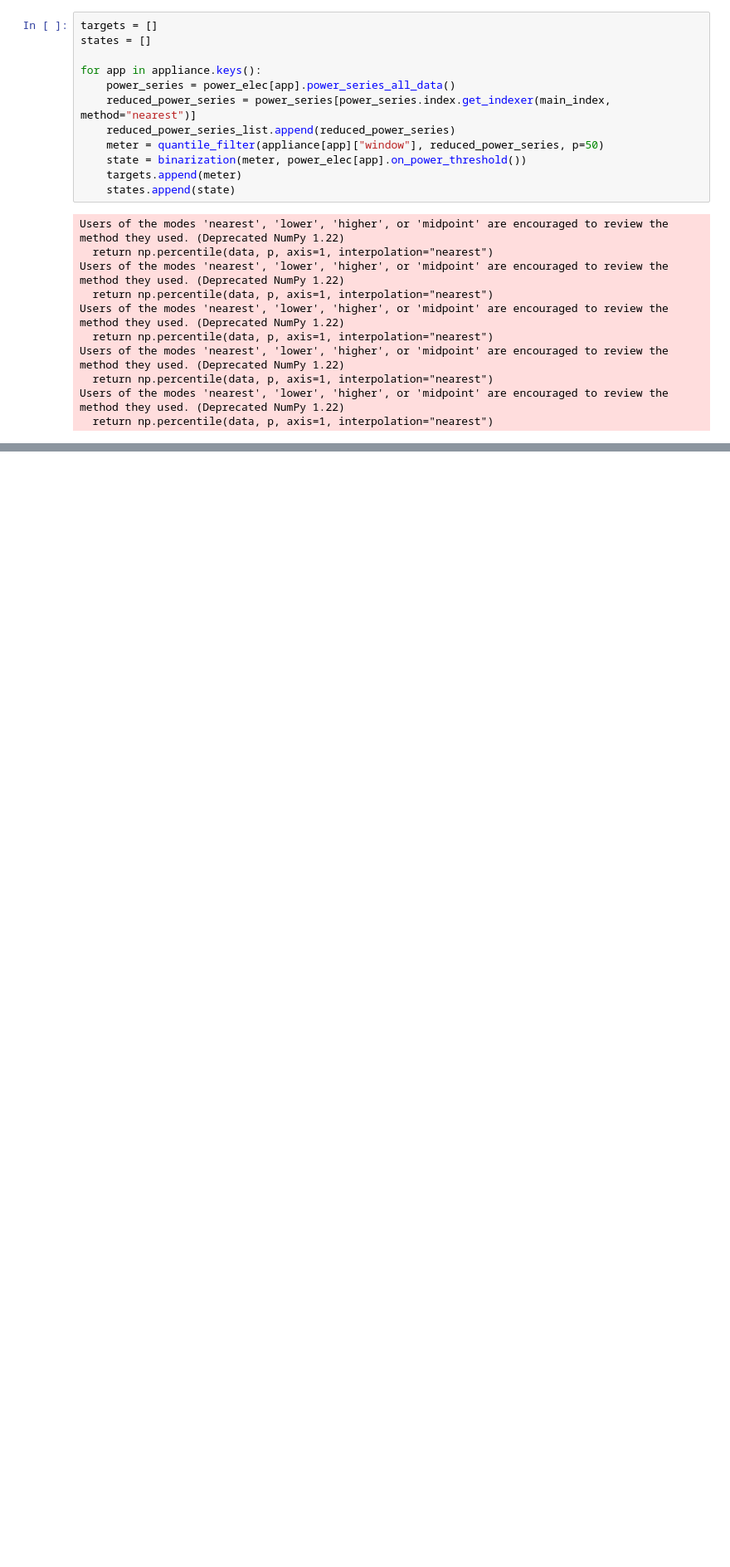
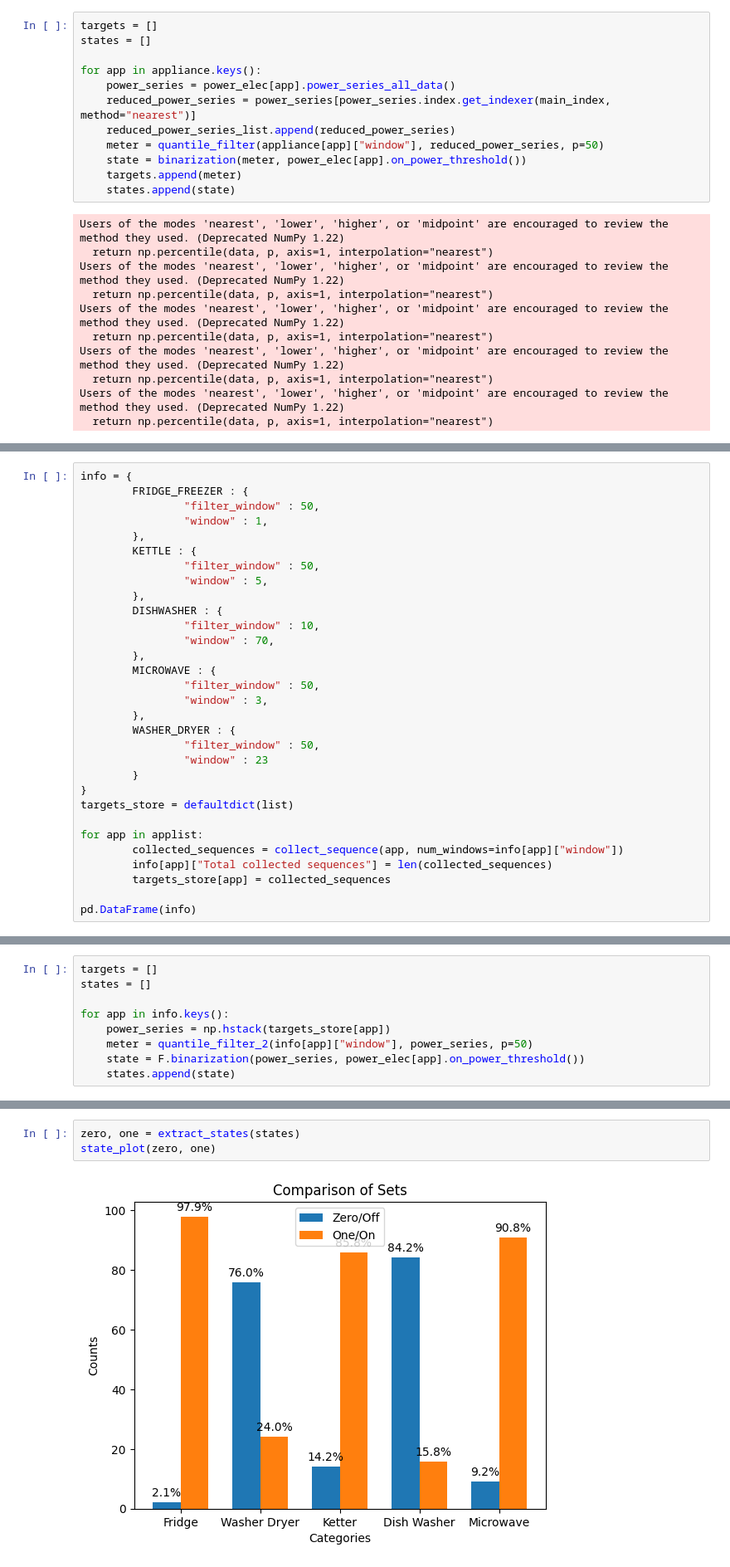
Before and after one commit to MarielTinaco/nilm-tools, a Jupyter notebook: notebooks/UKDALE_Statistical_Analysis.ipynb, the cells around one changed output, grey strips where cells are left out. Shown: that part at 83% size. Saved outputs shown, nothing was run; the diff lists cells and outputs as text; blank space fills up the shorter version.

```diff
--- a/notebooks/UKDALE_Statistical_Analysis.ipynb
+++ b/notebooks/UKDALE_Statistical_Analysis.ipynb
@@ -176,0 +231,31 @@ state_plot(zero, one)
+# %%
+info = {
+        FRIDGE_FREEZER : {
+                "filter_window" : 50,
+                "window" : 1,
+        },
+        KETTLE : {
+                "filter_window" : 50,
+                "window" : 5,
+        },
+        DISHWASHER : {
+                "filter_window" : 10,
+                "window" : 70,
+        },
+        MICROWAVE : {
+                "filter_window" : 50,
+                "window" : 3,
+        },
+        WASHER_DRYER : {
+                "filter_window" : 50,
+                "window" : 23
+        }
+}
+targets_store = defaultdict(list)
+
+for app in applist:
+        collected_sequences = collect_sequence(app, num_windows=info[app]["window"])
+        info[app]["Total collected sequences"] = len(collected_sequences)
+        targets_store[app] = collected_sequences
+
+pd.DataFrame(info)
@@ -176,0 +267,9 @@ state_plot(zero, one)
+# %%
+targets = []
+states = []
+
+for app in info.keys():
+    power_series = np.hstack(targets_store[app])
+    meter = quantile_filter_2(info[app]["window"], power_series, p=50)
+    state = F.binarization(power_series, power_elec[app].on_power_threshold())
+    states.append(state)
@@ -176,0 +279,5 @@ state_plot(zero, one)
+# %%
+zero, one = extract_states(states)
+state_plot(zero, one)
+# %% [output]
+[figure, added]
```
Also changed, not shown: parts of 11 cells of this notebook.
